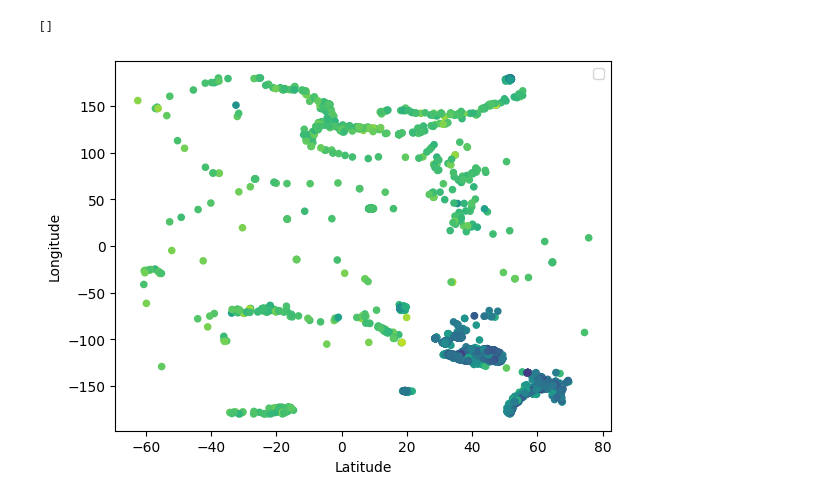
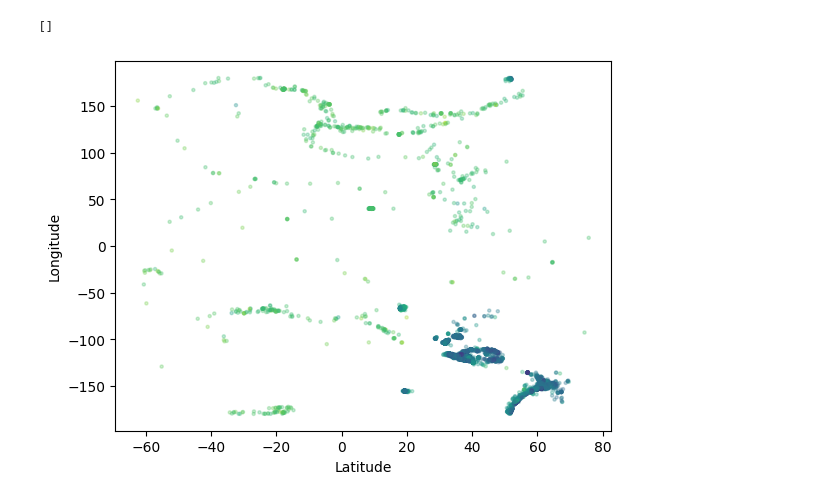
Before and after one commit to pkdc/earthquake-data-analysis, a Jupyter notebook: earthquake.ipynb, the cells around one changed output. Cells and saved outputs as stored; diff of their text form; code cells hidden in the pictures.

```diff
--- a/earthquake.ipynb
+++ b/earthquake.ipynb
@@ -79,20 +79,20 @@ dtype: int64
 # %%
 lat = earthquake_data['latitude']
 lng = earthquake_data['longitude']
 mag = earthquake_data['mag']
 
 fig, ax = plt.subplots()
-eq_scatter = ax.scatter(lat, lng, s=20, c=mag, marker='o', cmap='viridis')
+eq_scatter = ax.scatter(lat, lng, s=5, c=mag, marker='o', cmap='viridis', alpha=0.3)
 
 # cbar =
 ax.set_xlabel('Latitude')
 ax.set_ylabel('Longitude')
-ax.legend()
+# ax.legend()
 
 ax.plot()
 # %% [output]
 []
-[figure, old version]
+[figure, new version]
 # %%
 import re
 # ^[^,]*$ # no comma
```
Also changed, not shown: parts of 1 cell of this notebook.
